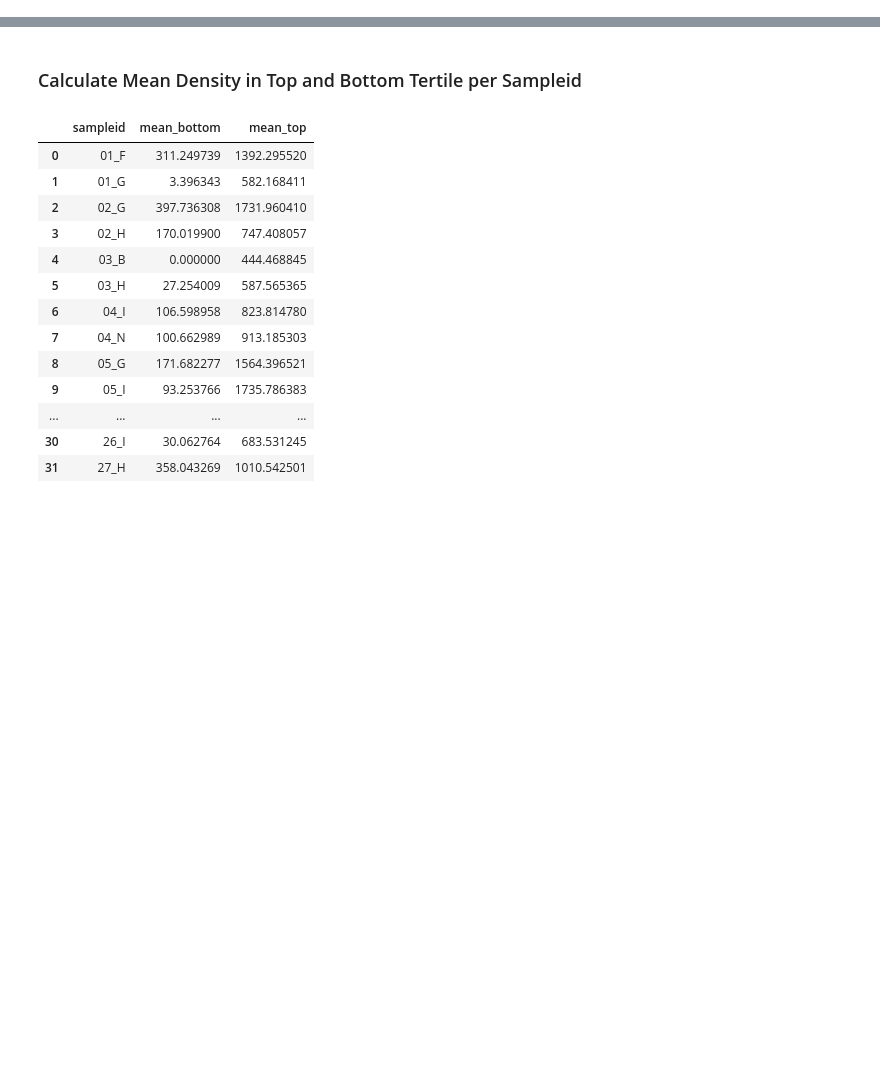
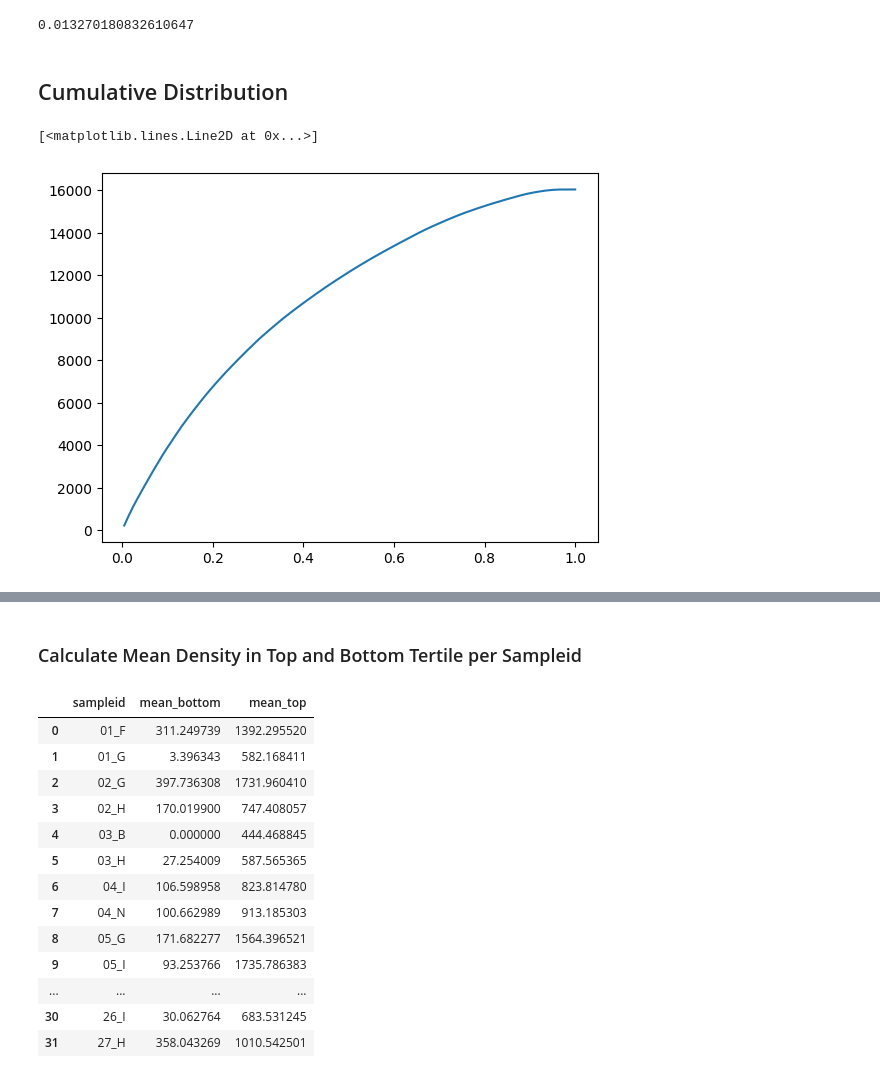
Before and after one commit to M-Fotheringham/Whole-Slide_vs_TMA_Sampling, a Jupyter notebook: src/SimuSamp/scripts/hpf_tertiles.ipynb, the cells around one changed output, grey strips where cells are left out. Saved outputs shown, nothing was run; the diff lists cells and outputs as text; code cells hidden in the pictures; blank space fills up the shorter version.

```diff
--- a/src/SimuSamp/scripts/hpf_tertiles.ipynb
+++ b/src/SimuSamp/scripts/hpf_tertiles.ipynb
@@ -10,0 +16,22 @@ sampleids = ["01_F", "01_G", "02_G", "02_H", "03_B", "03_H", "04_I", "04_N", "05
+# %%
+hpfs_600 = []
+hpfs_1000 = []
+hpfs_2000 = []
+for sampleid in sampleids:
+    spatdat = SpatDat(sampleid=sampleid, parent_filepath=parent_filepath)
+
+    # Compute 0.6mm fields
+    spatdat.compute_fields(width_microns=600)
+    hpfs_600.append(spatdat.hpfs)
+
+    # Compute 1.0mm fields
+    spatdat.compute_fields(width_microns=1000)
+    hpfs_1000.append(spatdat.hpfs)
+
+    # Compute 2.0mm fields
+    spatdat.compute_fields(width_microns=2000)
+    hpfs_2000.append(spatdat.hpfs)
+
+hpfs_600 = pd.concat(hpfs_600).reset_index(drop=True)
+hpfs_1000 = pd.concat(hpfs_1000).reset_index(drop=True)
+hpfs_2000 = pd.concat(hpfs_2000).reset_index(drop=True)
@@ -10,0 +85,4 @@ sampleids = ["01_F", "01_G", "02_G", "02_H", "03_B", "03_H", "04_I", "04_N", "05
+# %%
+def sample_size_estimator(data_mean, data_std, rel_error=0.2, z=1.96):
+    n = (z * data_std / (data_mean * rel_error)) ** 2
+    return n
@@ -10,0 +356,19 @@ sampleids = ["01_F", "01_G", "02_G", "02_H", "03_B", "03_H", "04_I", "04_N", "05
+# %%
+n_600 * 0.6**2 / area_600["tumour"]
+# %% [output]
+0.013270180832610647
+# %% [markdown]
+## Cumulative Distribution
+# %%
+for sampleid in sampleids:
+    data = hpfs_600[(hpfs_600["region"] == "tumour") & (hpfs_600["sampleid"] == sampleid)].reset_index(drop=True)
+
+    data = data.sort_values("density", ascending=False).reset_index(drop=True)
+    data["cum_count"] = data["cell_count"].cumsum()
+    data["cum_area"] = data["area"].cumsum()
+    data["area_prop"] = data["cum_area"] / data["area"].sum()
+# %%
+plt.plot(data["area_prop"], data["cum_count"])
+# %% [output]
+[<matplotlib.lines.Line2D at 0x...>]
+[figure, added]
```
Also changed, not shown: parts of 36 cells of this notebook, 6 other files.
